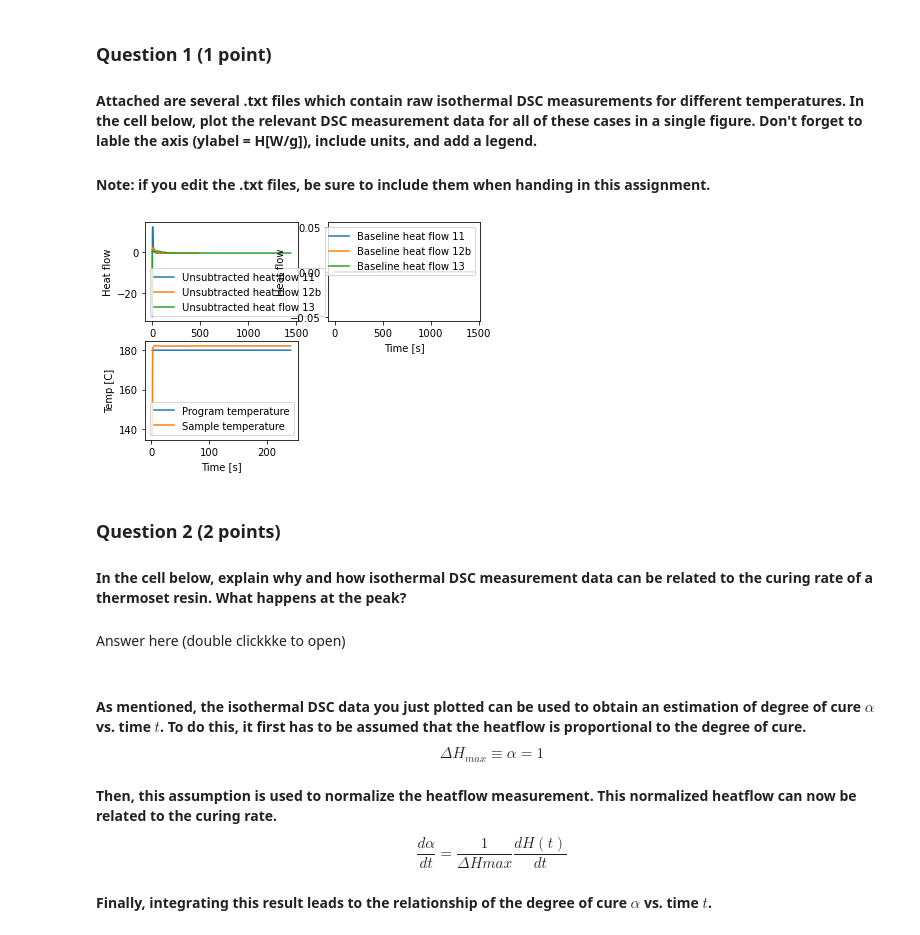
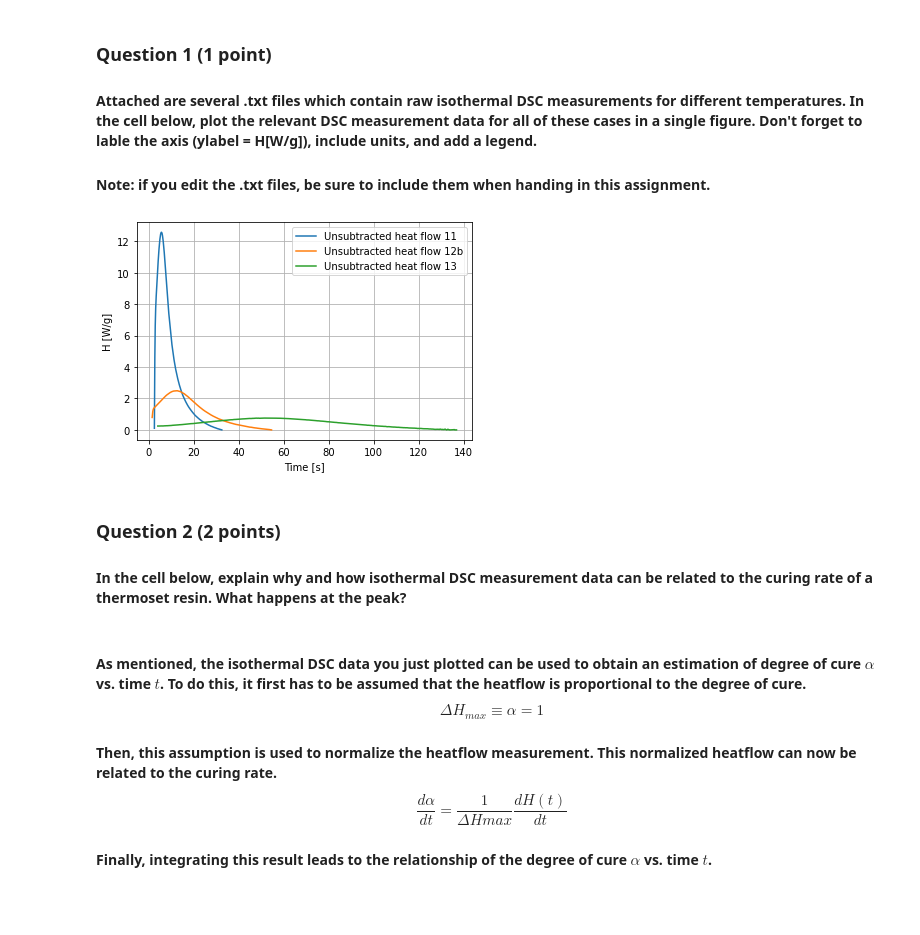
Before and after one commit to ocarpentier/PCM, a Jupyter notebook: Cure Kinetics PCM.ipynb, the cells around one changed output. Saved outputs shown, nothing was run; the diff lists cells and outputs as text; code cells hidden in the pictures; blank space fills up the shorter version.

```diff
--- a/Cure Kinetics PCM.ipynb
+++ b/Cure Kinetics PCM.ipynb
@@ -63,39 +80,19 @@ for i,line in enumerate(lines):
-# %%
-### plot the data
-plt.subplot(221)
-plt.plot(data_arr_11[0,:],data_arr_11[1,:],label='Unsubtracted heat flow 11')
-# plt.plot(data_arr_11[0,:],data_arr_11[2,:],label='Baseline heat flow 11')
-plt.plot(data_arr_12b[0,:],data_arr_12b[1,:],label='Unsubtracted heat flow 12b')
-# plt.plot(data_arr_12b[0,:],data_arr_12b[2,:],label='Baseline heat flow 12b')
-plt.plot(data_arr_13[0,:],data_arr_13[1,:],label='Unsubtracted heat flow 13')
-# plt.plot(data_arr_13[0,:],data_arr_13[2,:],label='Baseline heat flow 13')
-plt.legend()
-plt.ylabel('H [W/g]')
-plt.xlabel('Time [s]')
-plt.subplot(222)
-# plt.plot(data_arr_11[0,:],data_arr_11[1,:],label='Unsubtracted heat flow 11')
-plt.plot(data_arr_11[0,:],data_arr_11[2,:],label='Baseline heat flow 11')
-# plt.plot(data_arr_12b[0,:],data_arr_12b[1,:],label='Unsubtracted heat flow 12b')
-plt.plot(data_arr_12b[0,:],data_arr_12b[2,:],label='Baseline heat flow 12b')
-# plt.plot(data_arr_13[0,:],data_arr_13[1,:],label='Unsubtracted heat flow 13')
-plt.plot(data_arr_13[0,:],data_arr_13[2,:],label='Baseline heat flow 13')
-plt.legend()
-plt.ylabel('H [W/g]')
-plt.xlabel('Time [s]')
-plt.subplot(223)
-plt.plot(data_arr_11[0,:],data_arr_11[3,:],label='Program temperature')
-plt.plot(data_arr_11[0,:],data_arr_11[4,:],label='Sample temperature')
-plt.legend()
-plt.ylabel('Temp [C]')
-plt.xlabel('Time [s]')
-plt.show()
-# %% [output]
-[figure, removed]
+# %%
+### plot the data
+# plt.subplot(221)
+plt.plot(t11,data_arr_11,label='Unsubtracted heat flow 11')
+plt.plot(t12b,data_arr_12b,label='Unsubtracted heat flow 12b')
+plt.plot(t13,data_arr_13,label='Unsubtracted heat flow 13')
+plt.legend()
+plt.grid(True)
+plt.ylabel('H [W/g]')
+plt.xlabel('Time [s]')
+plt.show()
+# %% [output]
+[figure, added]
 # %% [markdown]
 ### Question 2 (2 points)
 #### In the cell below, explain why and how isothermal DSC measurement data can be related to the curing rate of a thermoset resin. What happens at the peak?
-# %% [markdown]
-Answer here (double clickkke to open)
 # %% [markdown]
 #### As mentioned, the isothermal DSC data you just plotted can be used to obtain an estimation of degree of cure $\alpha$ vs. time $t$. To do this, it first has to be assumed that the heatflow is proportional to the degree of cure. $$\Delta H_{max} \equiv \alpha = 1$$
 #### Then, this assumption is used to normalize the heatflow measurement. This normalized heatflow can now be related to the curing rate. $$\frac{d\alpha}{dt} = \frac{1}{\Delta H{max}} \frac{dH(t)}{dt}$$
```
Also changed, not shown: parts of 3 cells of this notebook.
